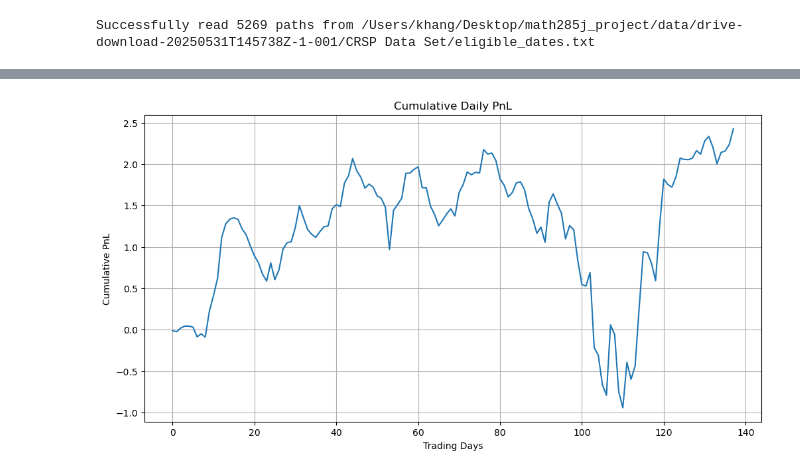
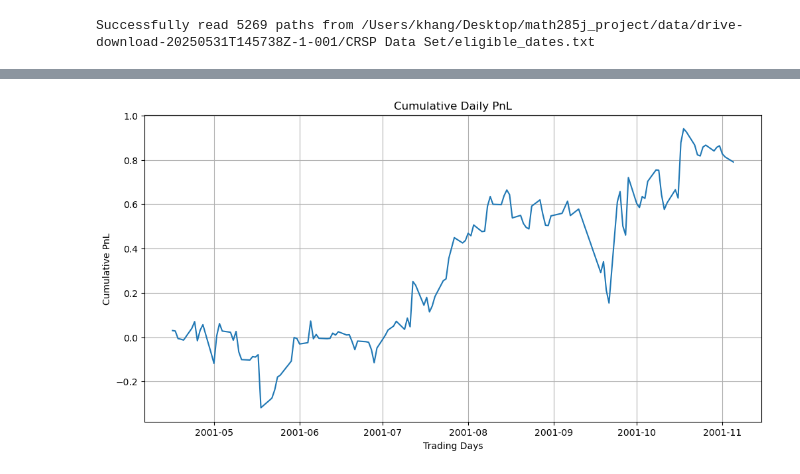
Before and after one commit to khangnguyen275/spectral_clustering_finance, a Jupyter notebook: khang.ipynb, the cells around one changed output, grey strips where cells are left out. Saved outputs shown, nothing was run; the diff lists cells and outputs as text; code cells hidden in the pictures.

```diff
--- a/khang.ipynb
+++ b/khang.ipynb
@@ -37,7 +35,7 @@ Eligible dates loaded: ['/Users/khang/Desktop/math285j_project/data/drive-downlo
 import time
 
 start_time = time.time()
-daily_PnL = execute_trading_strategy(win_threshold=0.1,
+daily_PnL, date = execute_trading_strategy(win_threshold=0.05,
                                      lookback_window=60,
                                      lookforward_window=3,
                                      w=5,
@@ -56,16 +81,16 @@ KeyboardInterrupt:
 # %%
 import matplotlib.pyplot as plt
 cumulative_pnl = np.cumsum(daily_PnL)
 
 plt.figure(figsize=(12, 6))
-plt.plot(cumulative_pnl)
+plt.plot(date, cumulative_pnl)
 plt.title('Cumulative Daily PnL')
 plt.xlabel('Trading Days')
 plt.ylabel('Cumulative PnL')
 plt.grid(True)
 plt.show()
 # %% [output]
-[figure, old version]
+[figure, new version]
 # %%
 def calculate_Return_Rate(R_curr: pd.DataFrame, window_width: int):
     return 'hello world'
```
Also changed, not shown: parts of 3 cells of this notebook, 1 other file.
